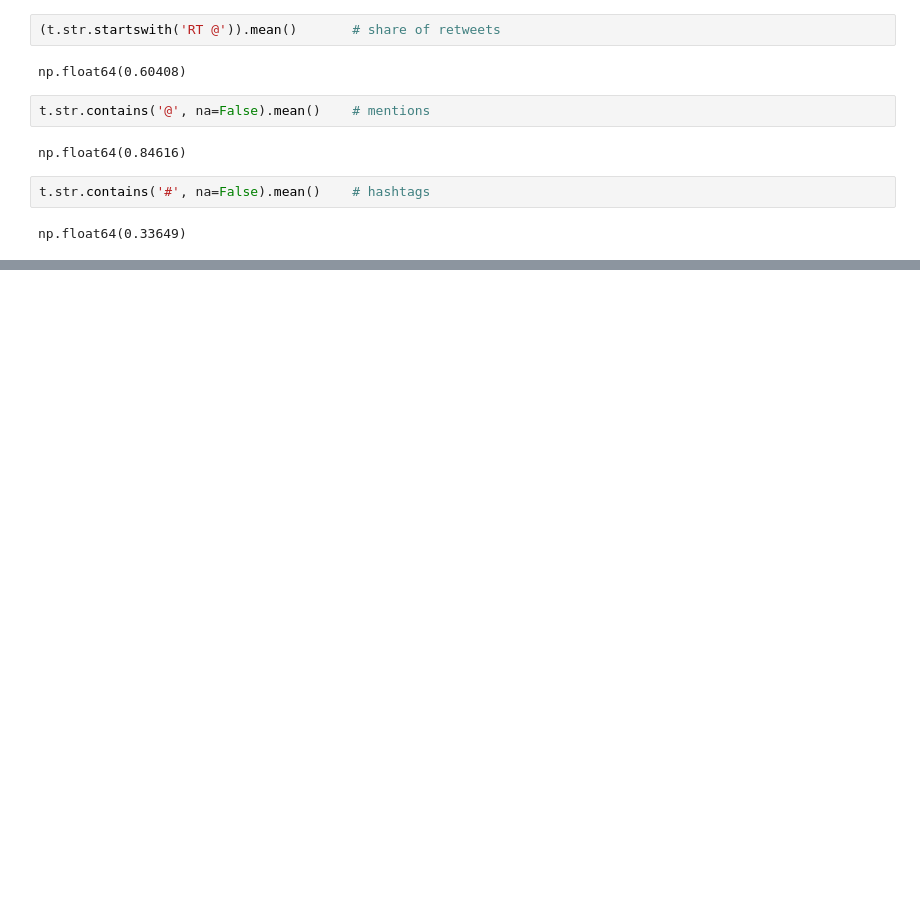
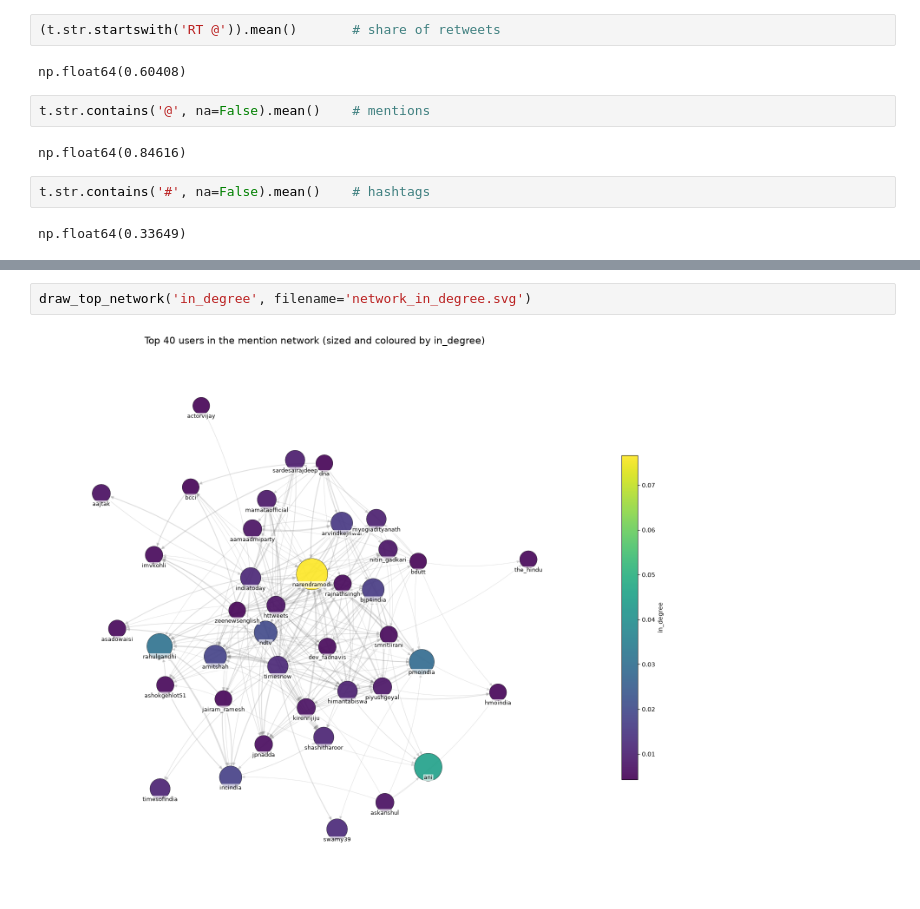
Before and after one commit to toyess-37/cs5399-mining, a Jupyter notebook: task1.ipynb, the cells around one changed output, grey strips where cells are left out. Drawn from its saved outputs; the diff is of its cells as text; blank space fills up the shorter version.

```diff
--- a/task1.ipynb
+++ b/task1.ipynb
@@ -111,0 +423,4 @@ np.float64(0.33649)
+# %%
+draw_top_network('in_degree', filename='network_in_degree.svg')
+# %% [output]
+[figure, added]
```
Also changed, not shown: parts of 33 cells of this notebook, 9 other files.
